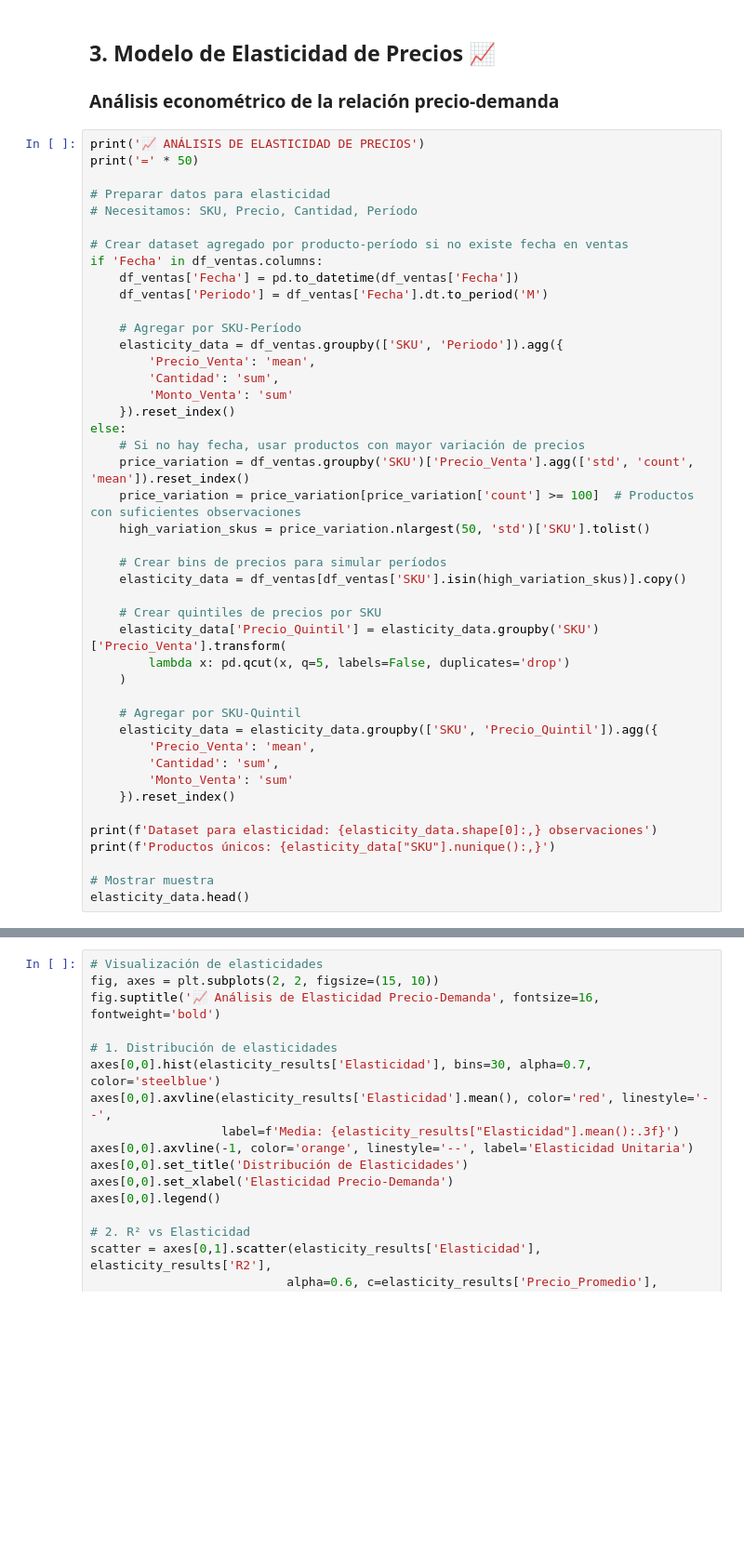
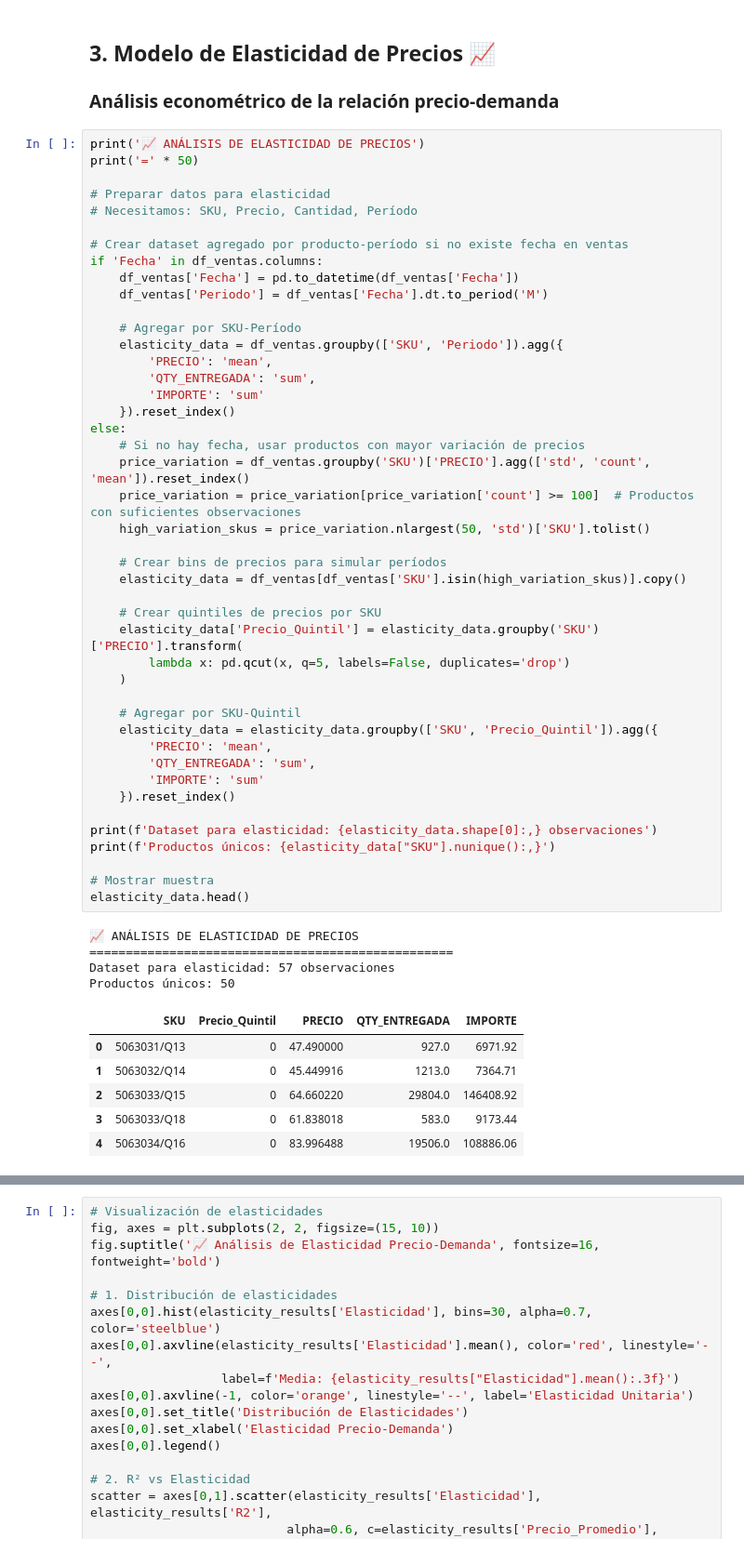
Before and after one commit to vichoalcivar/rgm-analytics, a Jupyter notebook: notebooks/02_modelos_ml_rgm.ipynb, the cells around one changed output, grey strips where cells are left out. Shown at 93% size. Saved outputs shown, nothing was run; the diff lists cells and outputs as text; blank space fills up the shorter version.

```diff
--- a/notebooks/02_modelos_ml_rgm.ipynb
+++ b/notebooks/02_modelos_ml_rgm.ipynb
@@ -98,40 +157,51 @@ print('=' * 50)
 
 # Crear dataset agregado por producto-período si no existe fecha en ventas
 if 'Fecha' in df_ventas.columns:
     df_ventas['Fecha'] = pd.to_datetime(df_ventas['Fecha'])
     df_ventas['Periodo'] = df_ventas['Fecha'].dt.to_period('M')
 
     # Agregar por SKU-Período
     elasticity_data = df_ventas.groupby(['SKU', 'Periodo']).agg({
-        'Precio_Venta': 'mean',
-        'Cantidad': 'sum',
-        'Monto_Venta': 'sum'
+        'PRECIO': 'mean',
+        'QTY_ENTREGADA': 'sum',
+        'IMPORTE': 'sum'
     }).reset_index()
 else:
     # Si no hay fecha, usar productos con mayor variación de precios
-    price_variation = df_ventas.groupby('SKU')['Precio_Venta'].agg(['std', 'count', 'mean']).reset_index()
+    price_variation = df_ventas.groupby('SKU')['PRECIO'].agg(['std', 'count', 'mean']).reset_index()
     price_variation = price_variation[price_variation['count'] >= 100]  # Productos con suficientes observaciones
     high_variation_skus = price_variation.nlargest(50, 'std')['SKU'].tolist()
 
     # Crear bins de precios para simular períodos
     elasticity_data = df_ventas[df_ventas['SKU'].isin(high_variation_skus)].copy()
 
     # Crear quintiles de precios por SKU
-    elasticity_data['Precio_Quintil'] = elasticity_data.groupby('SKU')['Precio_Venta'].transform(
+    elasticity_data['Precio_Quintil'] = elasticity_data.groupby('SKU')['PRECIO'].transform(
         lambda x: pd.qcut(x, q=5, labels=False, duplicates='drop')
     )
 
     # Agregar por SKU-Quintil
     elasticity_data = elasticity_data.groupby(['SKU', 'Precio_Quintil']).agg({
-        'Precio_Venta': 'mean',
-        'Cantidad': 'sum',
-        'Monto_Venta': 'sum'
+        'PRECIO': 'mean',
+        'QTY_ENTREGADA': 'sum',
+        'IMPORTE': 'sum'
     }).reset_index()
 
 print(f'Dataset para elasticidad: {elasticity_data.shape[0]:,} observaciones')
 print(f'Productos únicos: {elasticity_data["SKU"].nunique():,}')
 
 # Mostrar muestra
 elasticity_data.head()
+# %% [output]
+📈 ANÁLISIS DE ELASTICIDAD DE PRECIOS
+==================================================
+Dataset para elasticidad: 57 observaciones
+Productos únicos: 50
+|  | SKU | Precio_Quintil | PRECIO | QTY_ENTREGADA | IMPORTE |
+| 0 | 5063031/Q13 | 0 | 47.490000 | 927.0 | 6971.92 |
+| 1 | 5063032/Q14 | 0 | 45.449916 | 1213.0 | 7364.71 |
+| 2 | 5063033/Q15 | 0 | 64.660220 | 29804.0 | 146408.92 |
+| 3 | 5063033/Q18 | 0 | 61.838018 | 583.0 | 9173.44 |
+| 4 | 5063034/Q16 | 0 | 83.996488 | 19506.0 | 108886.06 |
 # %%
 # Calcular elasticidad precio-demanda por producto
```
Also changed, not shown: parts of 5 cells of this notebook, 2 other files.
